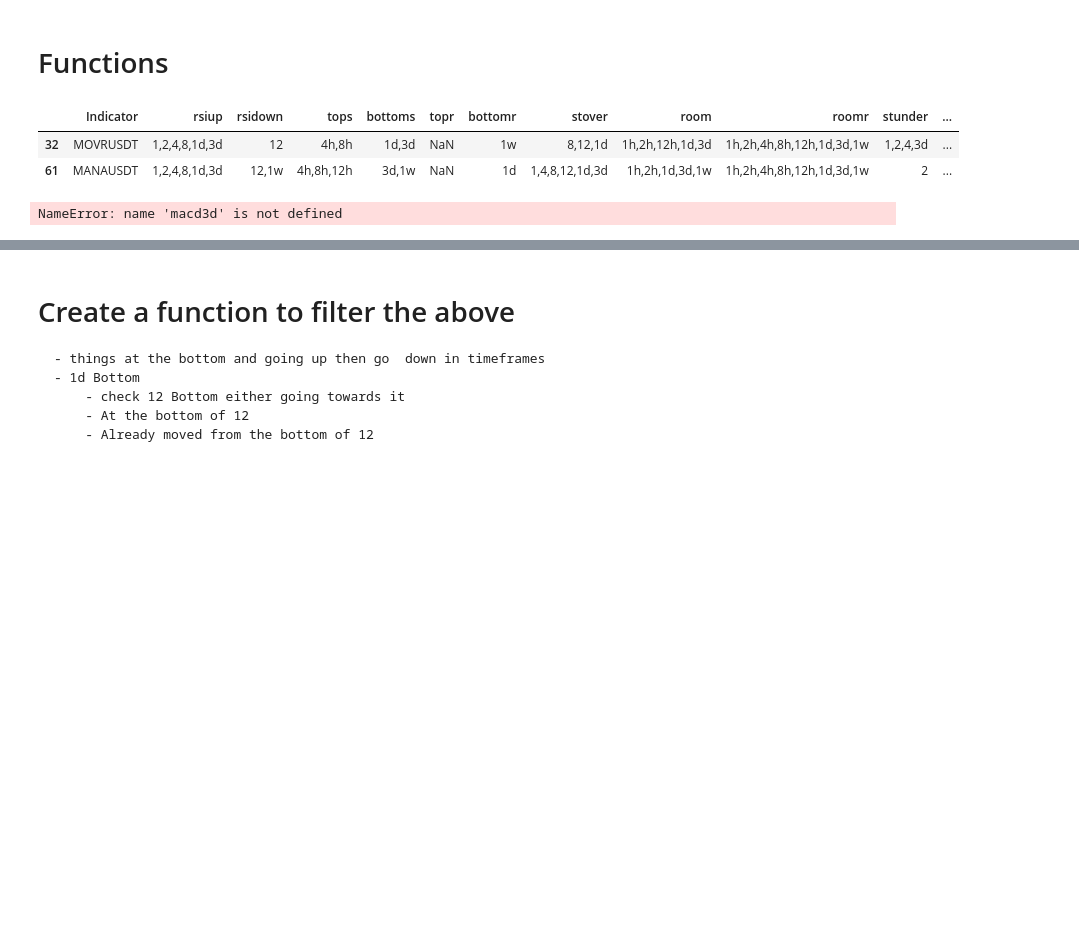
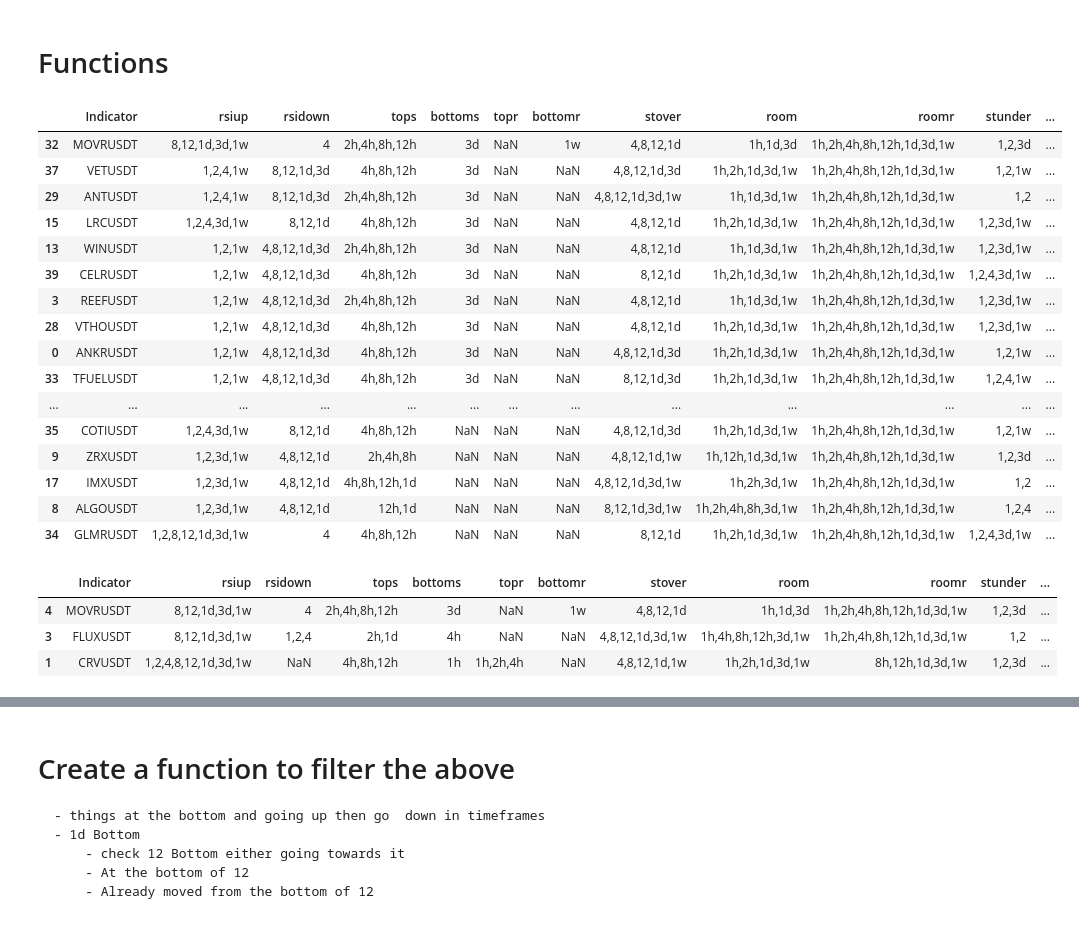
Before and after one commit to hjabbour/ML, a Jupyter notebook: STRSIMACDSMATOPBOTTOM-ML-Draft.ipynb, the cells around one changed output, grey strips where cells are left out. Saved outputs shown, nothing was run; the diff lists cells and outputs as text; code cells hidden in the pictures; blank space fills up the shorter version.

```diff
--- a/STRSIMACDSMATOPBOTTOM-ML-Draft.ipynb
+++ b/STRSIMACDSMATOPBOTTOM-ML-Draft.ipynb
@@ -965,51 +1006,65 @@ newframe.to_csv("allindi"+str(date.today())+".csv")
 
 test = newframe.loc[(newframe['downtrend'] <= '1h')]
 test = newframe.loc[(newframe['bottoms'] >= '1h')]
-test = newframe.loc[(newframe['rsidown'] >= '1,2')]
+test = newframe.loc[(newframe['rsidown'] >= '4')]
 #test = newframe.loc[(newframe['rsiup'] >= '1,2')]
 #test = newframe.loc[(newframe['bottoms'] >= '2h,4h') & (newframe['rsiup'] >= '1,2')]
-test = newframe.loc[(newframe['bottoms'] >= '2h') & (newframe['bottomr'] >= '1') ]
+#test = newframe.loc[(newframe['bottoms'] >= '2h') & (newframe['bottomr'] >= '1') ]
 #test = newframe.loc[(newframe['bottomr'] >= '1') & (newframe['rsiup'] >= '1')]
 #test = newframe.loc[(newframe['bottomr'].notnull()) &  (newframe['rsidown'].notnull()) ]
-test = newframe.loc[(newframe['bottomr'].notnull()) &  (newframe['shift'].notnull()) ]
-test = newframe.loc[(newframe['bottoms'].notnull()) & (newframe['uptrend'].notnull()) &  (newframe['bottomr'].notnull()) ]
-test = newframe.loc[(newframe['bottoms'].notnull()) &  (newframe['bottomr'].notnull()) ]
+#test = newframe.loc[(newframe['bottomr'].notnull()) &  (newframe['shift'].notnull()) ]
+#test = newframe.loc[(newframe['bottoms'].notnull()) & (newframe['uptrend'].notnull()) &  (newframe['bottomr'].notnull()) ]
+#test = newframe.loc[(newframe['bottoms'].notnull()) &  (newframe['stkup'].notnull()) & (newframe['rsidown'].isnull()) & (newframe['tops'] <='4h') & (newframe['topr'].isnull()) ]
 #test = newframe.loc[(newframe['stkdown'].isnull()) &  (newframe['bottoms'].notnull()) ]
 #test = newframe.loc[(newframe['stunder'] <= '3d') &  (newframe['rsiup'] <= '1d') ]
 #test = newframe.loc[(newframe['shift'].notnull()) &  (newframe['uptrend'].notnull()) ]
 #test = newframe.loc[(newframe['stunder'] <= '3d') &  (newframe['rsiup'] <= '1d') & (newframe['rsidown'].isnull())]
 #test = newframe.loc[(newframe['rsiup'] <= '1d') & (newframe['rsidown'].isnull())]
 
 
 #test = newframe.loc[(newframe['rsidown'].isnull()) &  (newframe['stkup'].notnull()) ]
 #test = newframe.loc[(newframe['rsidown'].notnull()) &  (newframe['stkup'].notnull()) ]
 #test = newframe.loc[(newframe['rsidown'].notnull()) &  (newframe['bottoms'].notnull())]
 
 
 #test = newframe.loc[(newframe['bottomr'] >= '12h') &  (newframe['stkup'].notnull()) ]
 
 #test = newframe.loc[(newframe['tops'].isnull()) &  (newframe['bottoms'].notnull()) ]
 #test = newframe.loc[(newframe['stkup'].notnull()) &  (newframe['bottoms'].notnull()) & (newframe['tops'].isnull()) ]
 
 #test = newframe.loc[(newframe['rsiup'] <= '2') & (newframe['bottoms'] >= '2h') ]
 
 #test = newframe.loc[(newframe['rsidown'].isnull()) | (newframe['rsidown'] <= '1') ]
 
 #test = newframe.loc[(newframe['shift'] >= '1h') &  (newframe['dshift'].isnull()) & (newframe['downtrend'].isnull()) ]
 #test = newframe.loc[(newframe['shift'] >= '1h') &  (newframe['dshift'].isnull()) ]
 
 #test = newframe.loc[(newframe['shift'] >= '12h,1d,3d')]
 
 newframe
 
 test
 # %% [output]
 |  | Indicator | rsiup | rsidown | tops | bottoms | topr | bottomr | stover | room | roomr | stunder | ... |
-| 32 | MOVRUSDT | 1,2,4,8,1d,3d | 12 | 4h,8h | 1d,3d | NaN | 1w | 8,12,1d | 1h,2h,12h,1d,3d | 1h,2h,4h,8h,12h,1d,3d,1w | 1,2,4,3d | ... |
-| 61 | MANAUSDT | 1,2,4,8,1d,3d | 12,1w | 4h,8h,12h | 3d,1w | NaN | 1d | 1,4,8,12,1d,3d | 1h,2h,1d,3d,1w | 1h,2h,4h,8h,12h,1d,3d,1w | 2 | ... |
+| 32 | MOVRUSDT | 8,12,1d,3d,1w | 4 | 2h,4h,8h,12h | 3d | NaN | 1w | 4,8,12,1d | 1h,1d,3d | 1h,2h,4h,8h,12h,1d,3d,1w | 1,2,3d | ... |
+| 37 | VETUSDT | 1,2,4,1w | 8,12,1d,3d | 4h,8h,12h | 3d | NaN | NaN | 4,8,12,1d,3d | 1h,2h,1d,3d,1w | 1h,2h,4h,8h,12h,1d,3d,1w | 1,2,1w | ... |
+| 29 | ANTUSDT | 1,2,4,1w | 8,12,1d,3d | 2h,4h,8h,12h | 3d | NaN | NaN | 4,8,12,1d,3d,1w | 1h,1d,3d,1w | 1h,2h,4h,8h,12h,1d,3d,1w | 1,2 | ... |
+| 15 | LRCUSDT | 1,2,4,3d,1w | 8,12,1d | 4h,8h,12h | 3d | NaN | NaN | 4,8,12,1d | 1h,2h,1d,3d,1w | 1h,2h,4h,8h,12h,1d,3d,1w | 1,2,3d,1w | ... |
+| 13 | WINUSDT | 1,2,1w | 4,8,12,1d,3d | 2h,4h,8h,12h | 3d | NaN | NaN | 4,8,12,1d | 1h,1d,3d,1w | 1h,2h,4h,8h,12h,1d,3d,1w | 1,2,3d,1w | ... |
+| 39 | CELRUSDT | 1,2,1w | 4,8,12,1d,3d | 4h,8h,12h | 3d | NaN | NaN | 8,12,1d | 1h,2h,1d,3d,1w | 1h,2h,4h,8h,12h,1d,3d,1w | 1,2,4,3d,1w | ... |
+| 3 | REEFUSDT | 1,2,1w | 4,8,12,1d,3d | 2h,4h,8h,12h | 3d | NaN | NaN | 4,8,12,1d | 1h,1d,3d,1w | 1h,2h,4h,8h,12h,1d,3d,1w | 1,2,3d,1w | ... |
+| 28 | VTHOUSDT | 1,2,1w | 4,8,12,1d,3d | 4h,8h,12h | 3d | NaN | NaN | 4,8,12,1d | 1h,2h,1d,3d,1w | 1h,2h,4h,8h,12h,1d,3d,1w | 1,2,3d,1w | ... |
+| 0 | ANKRUSDT | 1,2,1w | 4,8,12,1d,3d | 4h,8h,12h | 3d | NaN | NaN | 4,8,12,1d,3d | 1h,2h,1d,3d,1w | 1h,2h,4h,8h,12h,1d,3d,1w | 1,2,1w | ... |
+| 33 | TFUELUSDT | 1,2,1w | 4,8,12,1d,3d | 4h,8h,12h | 3d | NaN | NaN | 8,12,1d,3d | 1h,2h,1d,3d,1w | 1h,2h,4h,8h,12h,1d,3d,1w | 1,2,4,1w | ... |
+| ... | ... | ... | ... | ... | ... | ... | ... | ... | ... | ... | ... | ... |
+| 35 | COTIUSDT | 1,2,4,3d,1w | 8,12,1d | 4h,8h,12h | NaN | NaN | NaN | 4,8,12,1d,3d | 1h,2h,1d,3d,1w | 1h,2h,4h,8h,12h,1d,3d,1w | 1,2,1w | ... |
+| 9 | ZRXUSDT | 1,2,3d,1w | 4,8,12,1d | 2h,4h,8h | NaN | NaN | NaN | 4,8,12,1d,1w | 1h,12h,1d,3d,1w | 1h,2h,4h,8h,12h,1d,3d,1w | 1,2,3d | ... |
+| 17 | IMXUSDT | 1,2,3d,1w | 4,8,12,1d | 4h,8h,12h,1d | NaN | NaN | NaN | 4,8,12,1d,3d,1w | 1h,2h,3d,1w | 1h,2h,4h,8h,12h,1d,3d,1w | 1,2 | ... |
+| 8 | ALGOUSDT | 1,2,3d,1w | 4,8,12,1d | 12h,1d | NaN | NaN | NaN | 8,12,1d,3d,1w | 1h,2h,4h,8h,3d,1w | 1h,2h,4h,8h,12h,1d,3d,1w | 1,2,4 | ... |
+| 34 | GLMRUSDT | 1,2,8,12,1d,3d,1w | 4 | 4h,8h,12h | NaN | NaN | NaN | 8,12,1d | 1h,2h,1d,3d,1w | 1h,2h,4h,8h,12h,1d,3d,1w | 1,2,4,3d,1w | ... |
 # %%
 ## MACD gap and rsi up
-newframe=callfun(macd3d,'rsiup','rsidown','tops','bottoms','topr','bottomr','stover','room','roomr','stunder','stkup','stkdown','uptrend','dshift','downtrend','shift')
+newframe=callfun(macd3dd,'rsiup','rsidown','tops','bottoms','topr','bottomr','stover','room','roomr','stunder','stkup','stkdown','uptrend','dshift','downtrend','shift')
 newframe=newframe.sort_values(by=['bottomr','bottoms','rsidown'],ascending=[False,False,False])
 test = newframe.loc[(newframe['shift'].notnull()) & (newframe['uptrend'].notnull()) &  (newframe['bottomr'].notnull()) ]
 test = newframe.loc[(newframe['uptrend'].notnull()) &  (newframe['bottoms'].notnull()) ]
@@ -1018,7 +1073,10 @@ test = newframe.loc[(newframe['uptrend'].notnull()) &  (newframe['bottoms'].notn
 
 test
 # %% [output]
-NameError: name 'macd3d' is not defined
+|  | Indicator | rsiup | rsidown | tops | bottoms | topr | bottomr | stover | room | roomr | stunder | ... |
+| 4 | MOVRUSDT | 8,12,1d,3d,1w | 4 | 2h,4h,8h,12h | 3d | NaN | 1w | 4,8,12,1d | 1h,1d,3d | 1h,2h,4h,8h,12h,1d,3d,1w | 1,2,3d | ... |
+| 3 | FLUXUSDT | 8,12,1d,3d,1w | 1,2,4 | 2h,1d | 4h | NaN | NaN | 4,8,12,1d,3d,1w | 1h,4h,8h,12h,3d,1w | 1h,2h,4h,8h,12h,1d,3d,1w | 1,2 | ... |
+| 1 | CRVUSDT | 1,2,4,8,12,1d,3d,1w | NaN | 4h,8h,12h | 1h | 1h,2h,4h | NaN | 4,8,12,1d,1w | 1h,2h,1d,3d,1w | 8h,12h,1d,3d,1w | 1,2,3d | ... |
 # %%
 test = newframe.loc[(newframe['Indicator'] == 'BTCUSDT')]
 test
```
Also changed, not shown: parts of 51 cells of this notebook, 3 other files.
